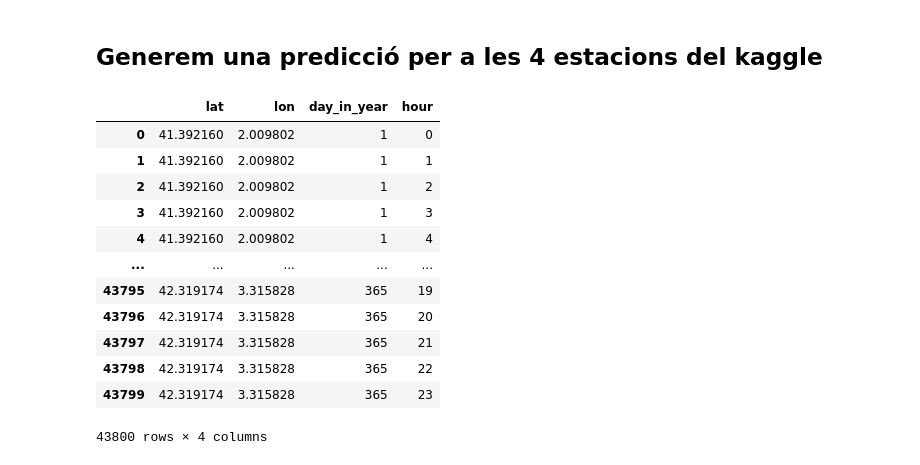
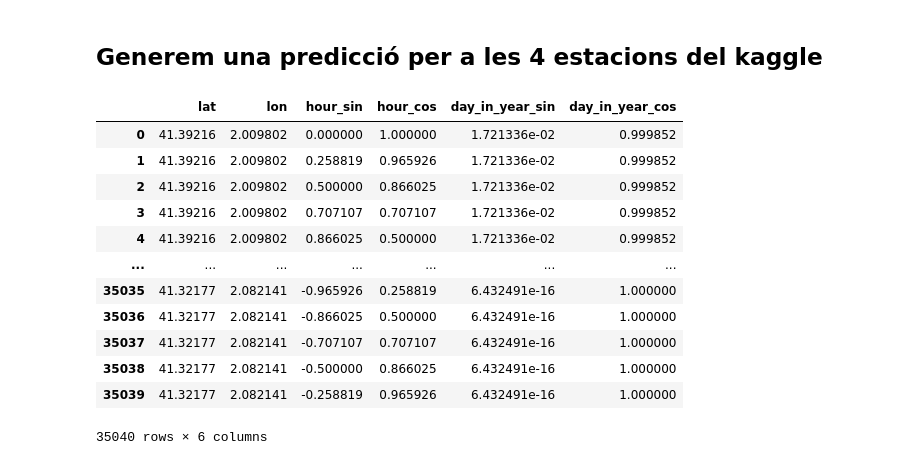
Before and after one commit to ChengjiePL/Fem-Visible-Invisible, a Jupyter notebook: Backend/python/Scripts/Notebook.ipynb, the cells around one changed output. Drawn from its saved outputs; the diff is of its cells as text; code cells hidden in the pictures.

Commit message:
Prediccio amb variables temporals

```diff
--- a/Backend/python/Scripts/Notebook.ipynb
+++ b/Backend/python/Scripts/Notebook.ipynb
@@ -24,6 +26,25 @@ def get_day_in_year(year, month, day):
     day_in_year += day - 1
 
     return day_in_year
+
+def add_hour_features(df):
+    df['hour_sin'] = np.sin(2 * np.pi * df['hour'] / 24)
+    df['hour_cos'] = np.cos(2 * np.pi * df['hour'] / 24)
+
+    return df
+def add_day_in_year_features(df):
+    # Convertir la variable 'day_in_year' a variables cícliches
+    df['day_in_year_sin'] = np.sin(2 * np.pi * df['day_in_year'] / 365)
+    df['day_in_year_cos'] = np.cos(2 * np.pi * df['day_in_year'] / 365)
+
+    return df
+
+def add_time_features(df):
+    df = add_hour_features(df)
+
+    df = add_day_in_year_features(df)
+
+    return df
 # %% [markdown]
 ## Tractament de dades
 # %%
@@ -206,25 +274,29 @@ def generate_X_test(locations, year):
 
     return X_test
 # %%
-locations = [(41.39216, 2.009802), (41.11588, 1.191975), (41.44398, 2.237875), (41.32177, 2.082141), (42.3191737364928, 3.31582774471250)]
+locations = [(41.39216, 2.009802), (41.11588, 1.191975), (41.44398, 2.237875), (41.32177, 2.082141)]
 
 X_test_Kaggle = generate_X_test(locations, 2023)
 
-X_test_Kaggle
+X_test_Kaggle_transformed = add_time_features(X_test_Kaggle)
+
+X_test_Kaggle_transformed = X_test_Kaggle_transformed.drop(columns=["day_in_year", "hour"])
+
+X_test_Kaggle_transformed
 # %% [output]
-|  | lat | lon | day_in_year | hour |
-| 0 | 41.392160 | 2.009802 | 1 | 0 |
-| 1 | 41.392160 | 2.009802 | 1 | 1 |
-| 2 | 41.392160 | 2.009802 | 1 | 2 |
-| 3 | 41.392160 | 2.009802 | 1 | 3 |
-| 4 | 41.392160 | 2.009802 | 1 | 4 |
-| ... | ... | ... | ... | ... |
-| 43795 | 42.319174 | 3.315828 | 365 | 19 |
-| 43796 | 42.319174 | 3.315828 | 365 | 20 |
-| 43797 | 42.319174 | 3.315828 | 365 | 21 |
-| 43798 | 42.319174 | 3.315828 | 365 | 22 |
-| 43799 | 42.319174 | 3.315828 | 365 | 23 |
+|  | lat | lon | hour_sin | hour_cos | day_in_year_sin | day_in_year_cos |
+| 0 | 41.39216 | 2.009802 | 0.000000 | 1.000000 | 1.721336e-02 | 0.999852 |
+| 1 | 41.39216 | 2.009802 | 0.258819 | 0.965926 | 1.721336e-02 | 0.999852 |
+| 2 | 41.39216 | 2.009802 | 0.500000 | 0.866025 | 1.721336e-02 | 0.999852 |
+| 3 | 41.39216 | 2.009802 | 0.707107 | 0.707107 | 1.721336e-02 | 0.999852 |
+| 4 | 41.39216 | 2.009802 | 0.866025 | 0.500000 | 1.721336e-02 | 0.999852 |
+| ... | ... | ... | ... | ... | ... | ... |
+| 35035 | 41.32177 | 2.082141 | -0.965926 | 0.258819 | 6.432491e-16 | 1.000000 |
+| 35036 | 41.32177 | 2.082141 | -0.866025 | 0.500000 | 6.432491e-16 | 1.000000 |
+| 35037 | 41.32177 | 2.082141 | -0.707107 | 0.707107 | 6.432491e-16 | 1.000000 |
+| 35038 | 41.32177 | 2.082141 | -0.500000 | 0.866025 | 6.432491e-16 | 1.000000 |
+| 35039 | 41.32177 | 2.082141 | -0.258819 | 0.965926 | 6.432491e-16 | 1.000000 |
-43800 rows × 4 columns
+35040 rows × 6 columns
 # %%
 year = 2023
 minute = 0
```
Also changed, not shown: parts of 10 cells of this notebook, 1 other file.
